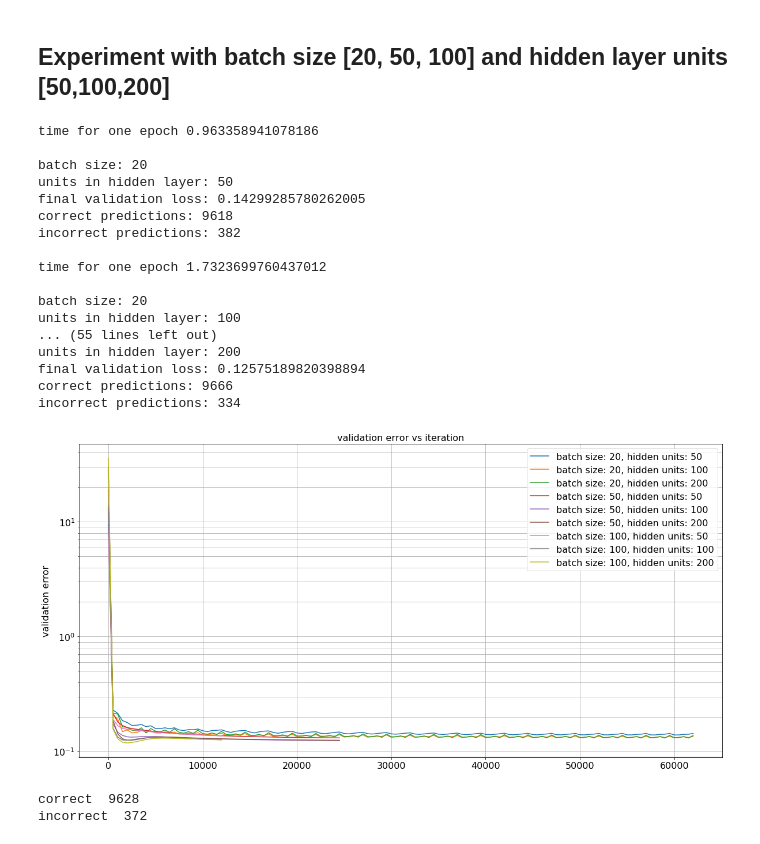
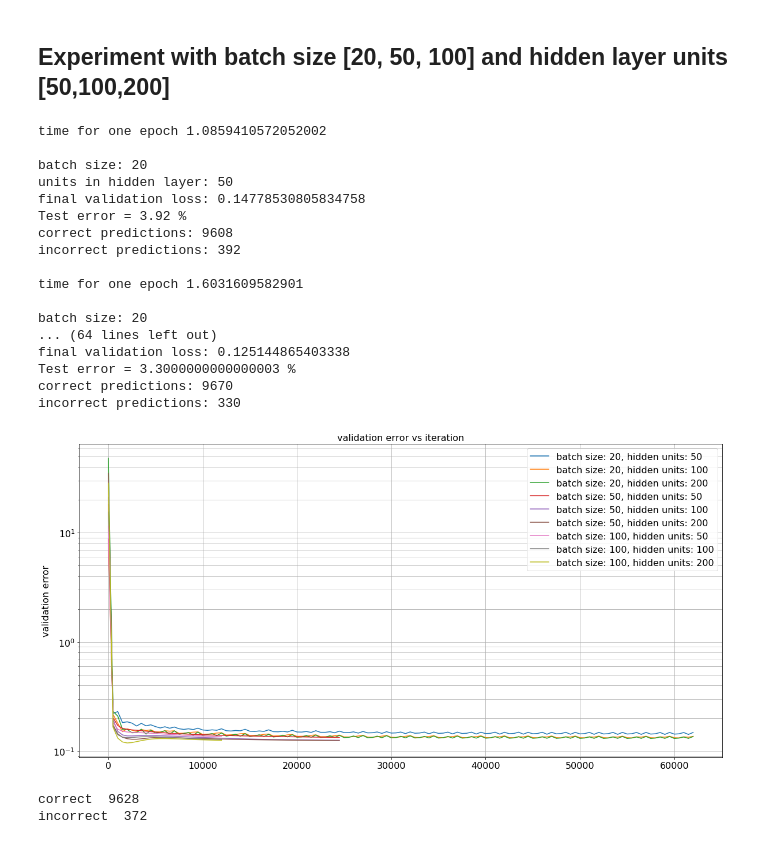
Before and after one commit to nikhilaravi/am207, a Jupyter notebook: Long_HW_1.ipynb, the cells around one changed output. Saved outputs shown, nothing was run; the diff lists cells and outputs as text; code cells hidden in the pictures.

```diff
--- a/Long_HW_1.ipynb
+++ b/Long_HW_1.ipynb
@@ -228,17 +228,19 @@ f_err = function([aa, bb], cc)
 # %%
 # inital params
 batch_size = 256
-n_epochs = 10
+n_epochs = 50
 
 plt.figure(figsize=(20,10))
 
 for lmd in [0.001, 0.01, 0.1, 1]:
     error_train, error_valid, t, predict = train_logistic_network(lmd, n_epochs, batch_size)
 
+    preds = predict(test_set[0])
+
     print('Lambda {}'.format(lmd))
     print('Time for one epoch {}'.format((t)/n_epochs))
-    print('Test error = {}\n'.format(100.*f_err(test_set[1],predict(test_set[0]))))
-
+    print('Test error = {} %'.format(100.*f_err(test_set[1], preds)))
+    print('num correct = {}\nnum incorrect = {}\n'.format(sum(preds == test_set[1]), sum(preds != test_set[1])))
     plt.plot(500*arange(len(error_valid)),np.array(error_valid), label='Lambda = {}'.format(lmd))
 
 plt.legend(loc='best')
@@ -246,5 +248,6 @@ plt.title('validation error vs iteration')
 plt.ylabel('validation error')
 plt.yscale('log')
 plt.axis('tight')
+plt.grid(True, which='both')
 # %% [output]
 Lambda 0.001
@@ -269,9 +270,0 @@ Test error = 29.69
-# %%
-error_train, error_valid, t, predict = train_network(0.001, 50, 256)
-
-aa = T.dvector('aa')
-bb = T.dvector('bb')
-cc = T.mean(T.neq(aa, bb))
-f_err = function([aa, bb], cc)
-
-print('Test error = ',100.*f_err(test_set[1],predict(test_set[0])))
@@ -281,6 +270,0 @@ Test error =  8.21
-# %%
-predict_test = predict(test_set[0])
-correct = sum(predict_test == test_set[1])
-incorrect = sum(predict_test != test_set[1])
-print('correct ', correct)
-print('incorrect ', incorrect)
@@ -462,44 +454,44 @@ def train_MLP(lmd=0.01, n_epochs=10, batch_size=256, n_in =28 * 28, n_hidden=50,
 # %%
 plt.figure(figsize=(20,10))
 for batch in [20, 50, 100]:
     for hidden_units in [50, 100, 200]:
         error_train, error_valid, t, predict = train_MLP(lmd=0.001,
                                                                           n_epochs=50,
                                                                           batch_size=batch,
                                                                           n_in =28 * 28,
                                                                           n_hidden=hidden_units,
                                                                           n_out=10,
                                                                           eta=0.1)
         plt.plot(500*arange(len(error_valid)),np.array(error_valid), label='batch size: {}, hidden units: {}'.format(batch, hidden_units))
         predict_test = predict(test_set[0])
         print('time for one epoch {}\n'.format((t)/50))
-        print('batch size: {}\nunits in hidden layer: {}\nfinal validation loss: {}\ncorrect predictions: {}\nincorrect predictions: {}\n'.format(
-             batch, hidden_units, error_valid[-1], sum(predict_test == test_set[1]), sum(predict_test != test_set[1])))
+        print('batch size: {}\nunits in hidden layer: {}\nfinal validation loss: {}\nTest error = {} %\ncorrect predictions: {}\nincorrect predictions: {}\n'.format(
+             batch, hidden_units, error_valid[-1], 100.*f_err(test_set[1], predict_test), sum(predict_test == test_set[1]), sum(predict_test != test_set[1])))
 plt.title('validation error vs iteration')
 plt.ylabel('validation error')
 plt.yscale('log')
 plt.axis('tight')
 plt.legend(loc='best')
 plt.grid(True, which='both')
 # %% [output]
-time for one epoch 0.963358941078186
+time for one epoch 1.0859410572052002
 
 batch size: 20
 units in hidden layer: 50
-final validation loss: 0.14299285780262005
-correct predictions: 9618
-incorrect predictions: 382
+final validation loss: 0.14778530805834758
+Test error = 3.92 %
+correct predictions: 9608
+incorrect predictions: 392
 
-time for one epoch 1.7323699760437012
+time for one epoch 1.6031609582901
 
 batch size: 20
-units in hidden layer: 100
-... (55 lines left out)
-units in hidden layer: 200
-final validation loss: 0.12575189820398894
-correct predictions: 9666
-incorrect predictions: 334
+... (64 lines left out)
+final validation loss: 0.125144865403338
+Test error = 3.3000000000000003 %
+correct predictions: 9670
+incorrect predictions: 330
-[figure, old version]
+[figure, new version]
 # %%
 predict_test = predict(test_set[0])
 correct = sum(predict_test == test_set[1])
```
Also changed, not shown: parts of 10 cells of this notebook.
